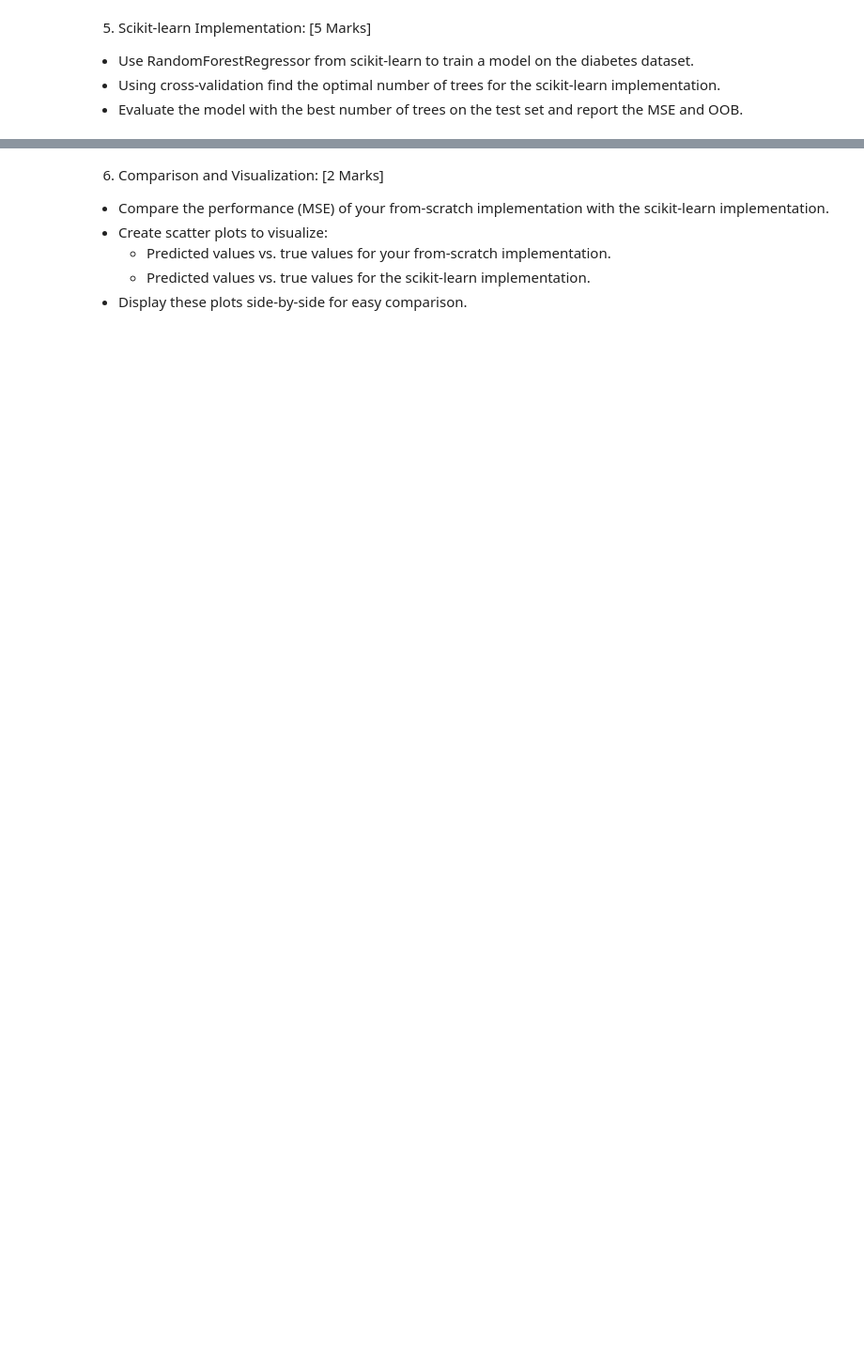
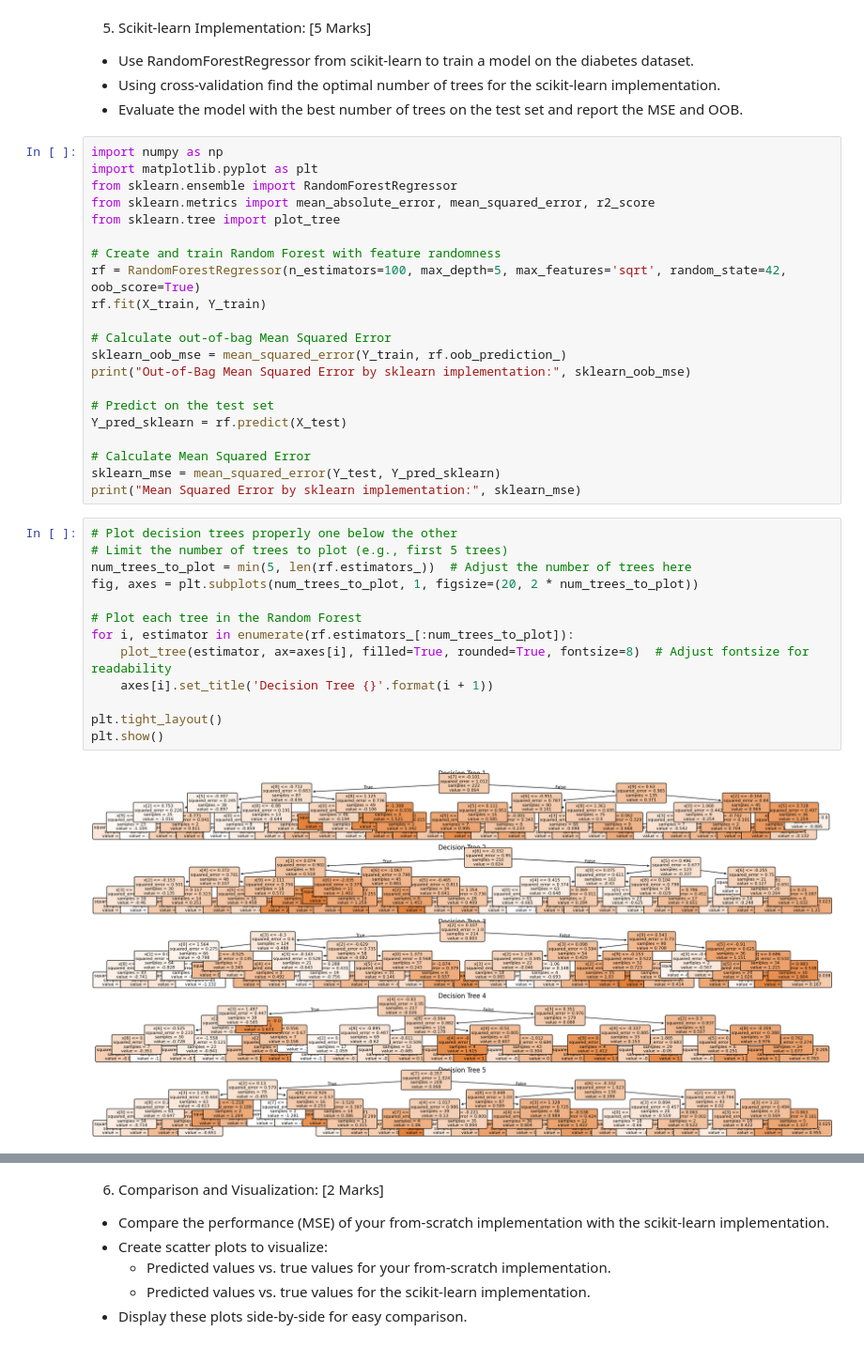
Before and after one commit to NehaKumari500092077/Machine-Learning-Lab, a Jupyter notebook: Session_9_Assignment.ipynb, the cells around one changed output, grey strips where cells are left out. Shown at 94% size. Drawn from its saved outputs; the diff is of its cells as text; blank space fills up the shorter version.

```diff
--- a/Session_9_Assignment.ipynb
+++ b/Session_9_Assignment.ipynb
@@ -308,3 +351,39 @@ if Feature 8 <= -0.02:
 * Use RandomForestRegressor from scikit-learn to train a model on the diabetes dataset.
 * Using cross-validation find the optimal number of trees for the scikit-learn implementation.
 * Evaluate the model with the best number of trees on the test set and report the MSE and OOB.
+# %%
+import numpy as np
+import matplotlib.pyplot as plt
+from sklearn.ensemble import RandomForestRegressor
+from sklearn.metrics import mean_absolute_error, mean_squared_error, r2_score
+from sklearn.tree import plot_tree
+
+# Create and train Random Forest with feature randomness
+rf = RandomForestRegressor(n_estimators=100, max_depth=5, max_features='sqrt', random_state=42, oob_score=True)
+rf.fit(X_train, Y_train)
+
+# Calculate out-of-bag Mean Squared Error
+sklearn_oob_mse = mean_squared_error(Y_train, rf.oob_prediction_)
+print("Out-of-Bag Mean Squared Error by sklearn implementation:", sklearn_oob_mse)
+
+# Predict on the test set
+Y_pred_sklearn = rf.predict(X_test)
+
+# Calculate Mean Squared Error
+sklearn_mse = mean_squared_error(Y_test, Y_pred_sklearn)
+print("Mean Squared Error by sklearn implementation:", sklearn_mse)
+# %%
+# Plot decision trees properly one below the other
+# Limit the number of trees to plot (e.g., first 5 trees)
+num_trees_to_plot = min(5, len(rf.estimators_))  # Adjust the number of trees here
+fig, axes = plt.subplots(num_trees_to_plot, 1, figsize=(20, 2 * num_trees_to_plot))
+
+# Plot each tree in the Random Forest
+for i, estimator in enumerate(rf.estimators_[:num_trees_to_plot]):
+    plot_tree(estimator, ax=axes[i], filled=True, rounded=True, fontsize=8)  # Adjust fontsize for readability
+    axes[i].set_title('Decision Tree {}'.format(i + 1))
+
+plt.tight_layout()
+plt.show()
+# %% [output]
+[figure, added]
```
Also changed, not shown: parts of 7 cells of this notebook.
